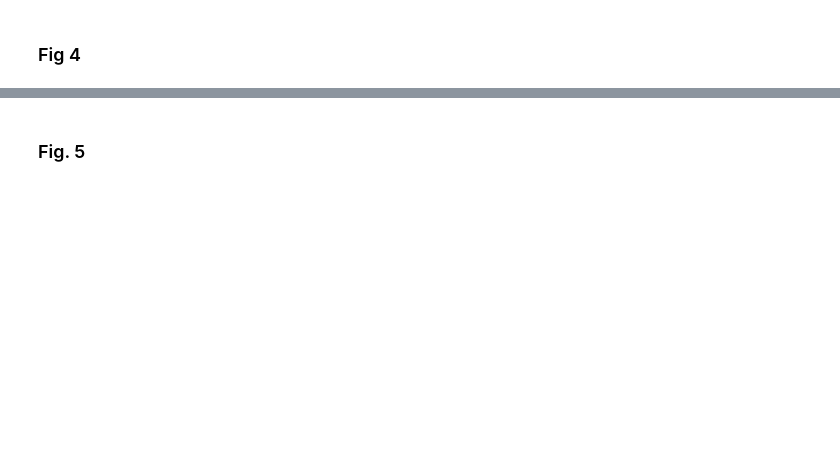
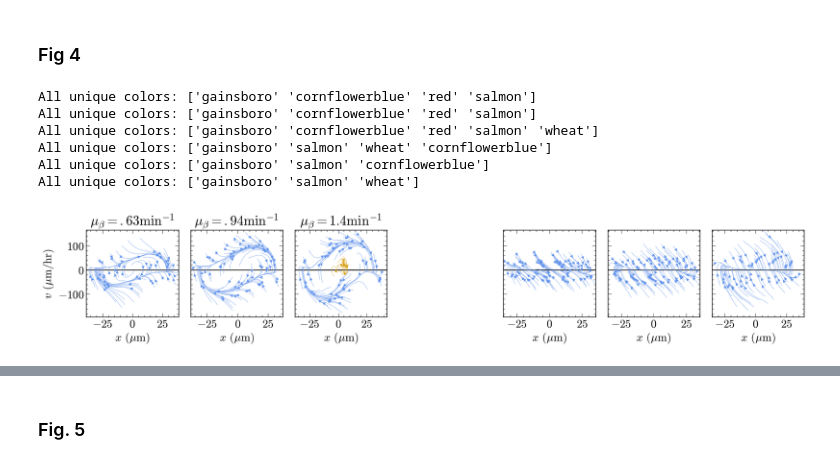
Before and after one commit to pedromzadeh/hopper, a Jupyter notebook: processing/streams.ipynb, the cells around one changed output, grey strips where cells are left out. Saved outputs shown, nothing was run; the diff lists cells and outputs as text; code cells hidden in the pictures; blank space fills up the shorter version.

```diff
--- a/processing/streams.ipynb
+++ b/processing/streams.ipynb
@@ -339,34 +361,42 @@ titles = [
 ]
 
 # streams
 for ax, gid, title in zip(axs[:3], [132, 10, 133], titles):
     streamplot(
         *process_gid(gid),
         ax,
         title=title,
         n_skip=nskip,
         zero_line=True,
         mix_corn_salmon=True,
         **kwargs
     )
 
 for ax, gid in zip(axs[4:], [136, 26, 137]):
     streamplot(
         *process_gid(gid),
         ax,
         n_skip=nskip,
         zero_line=True,
         mix_corn_salmon=True,
-        show_terminal={"color": "black"},
+        # show_terminal={"color": "black"},
         ignore_wheat=True,
         **kwargs | {"color": "cornflowerblue"}
     )
 
 [axs[k].set_ylabel("") for k in range(1, ncols)]
 axs[3].remove()
 
 plt.tight_layout()
 render("paper_plots/varying_mub_streams.pdf")
+# %% [output]
+All unique colors: ['gainsboro' 'cornflowerblue' 'red' 'salmon']
+All unique colors: ['gainsboro' 'cornflowerblue' 'red' 'salmon']
+All unique colors: ['gainsboro' 'cornflowerblue' 'red' 'salmon' 'wheat']
+All unique colors: ['gainsboro' 'salmon' 'wheat' 'cornflowerblue']
+All unique colors: ['gainsboro' 'salmon' 'cornflowerblue']
+All unique colors: ['gainsboro' 'salmon' 'wheat']
+[figure, added]
 # %%
 nrows, ncols = 1, 7
 fig, axs = plt.subplots(nrows, ncols, figsize=(2.5 * ncols, 3.5 * nrows), sharey=True)
```
Also changed, not shown: parts of 12 cells of this notebook.
